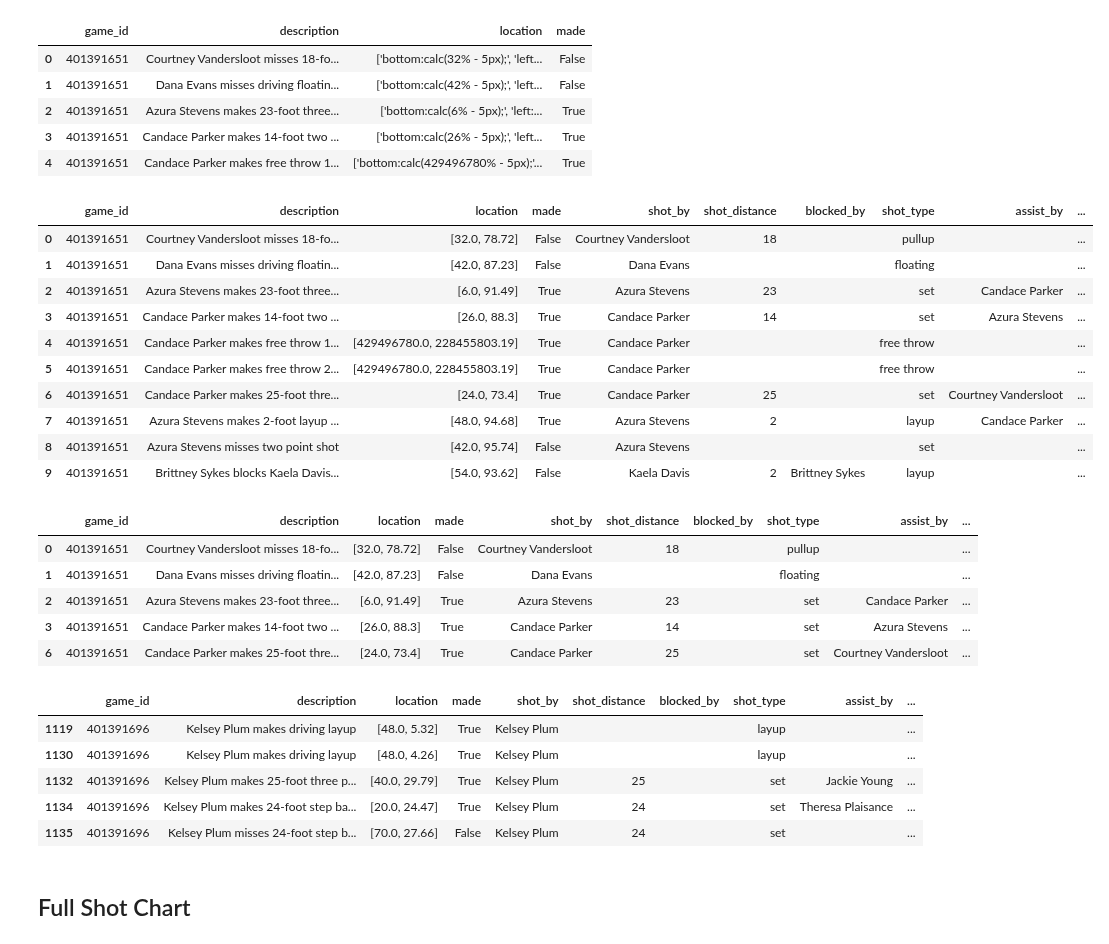
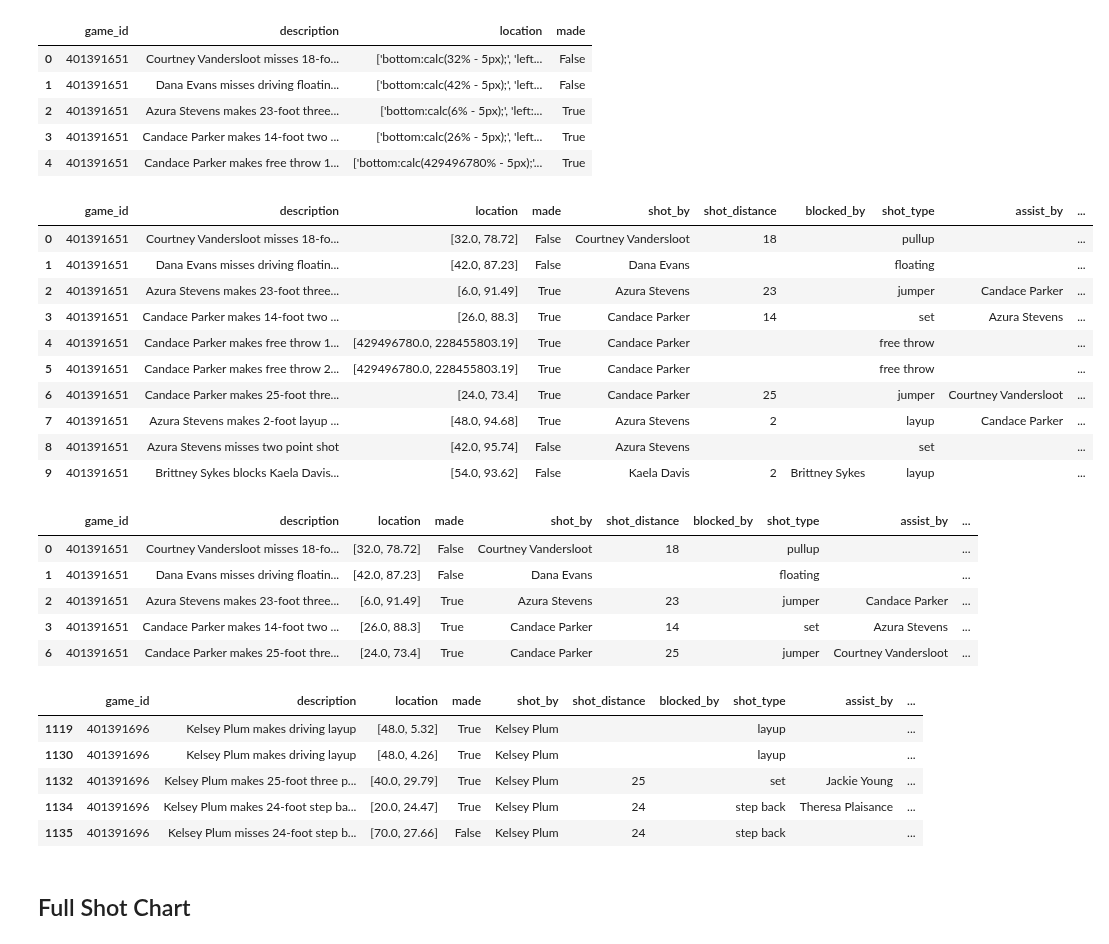
Before and after one commit to dpasse/monte, a Jupyter notebook: workspace/wncaa/shot_charts.ipynb, the cells around one changed output. Cells and saved outputs as stored; diff of their text form; code cells hidden in the pictures.

```diff
--- a/workspace/wncaa/shot_charts.ipynb
+++ b/workspace/wncaa/shot_charts.ipynb
@@ -37,18 +37,18 @@ df.head()
 | 4 | 401391651 | Candace Parker makes free throw 1... | ['bottom:calc(429496780% - 5px);'... | True |
 # %%
 def who_shot(row):
-    match = re.search(r'^([a-z]+[\s-]+)+(?=makes|misses)', row, flags=re.IGNORECASE)
+    match = re.search(r'^([a-z\']+[\s-]+)+(?=makes|misses)', row, flags=re.IGNORECASE)
     if match is not None:
         return match.group().strip()
 
-    match = re.search(r'blocks\s+([a-z]+[\s-]+)+?(?=\'s)', row, flags=re.IGNORECASE)
+    match = re.search(r'blocks\s+([a-z\']+[\s-]+)+?(?=\'s)', row, flags=re.IGNORECASE)
     if match is None:
         return ''
 
     return re.sub(r'^blocks\s+', '', match.group()).strip()
 
 def who_blocked(row):
-    match = re.search(r'^([a-z]+[\s-]+)+(?=blocks)', row, flags=re.IGNORECASE)
+    match = re.search(r'^([a-z\']+[\s-]+)+(?=blocks)', row, flags=re.IGNORECASE)
     if match is None:
         return ''
 
@@ -62,9 +62,12 @@ def distance(row):
     return match.group(1).strip()
 
 def shot(row):
-    match = re.search(r'(pullup|floating)\s+jump', row)
+    match = re.search(r'(pullup|floating|step\s+back)\s+jump', row)
     if match is None:
         match = re.search(r'(layup)', row)
+
+    if match is None:
+        match = re.search(r'(hook|jumper)', row)
 
     if match is None:
         match = re.search(r'(free\s+throw)', row)
@@ -75,7 +78,7 @@ def shot(row):
     return match.group(1).strip()
 
 def assist(row):
-    match = re.search(r'\(((?:[a-z]+[\s-])+)(?=assists)', row, flags=re.IGNORECASE)
+    match = re.search(r'\(((?:[a-z\']+[\s-])+)(?=assists)', row, flags=re.IGNORECASE)
     if match is None:
         return ''
 
@@ -98,27 +101,27 @@ df['is_3pt'] = df.apply(is_3pt, axis=1)
 # %%
 def parse(loc):
   locations = list(map(float, re.findall(r'calc\(([\d.]+)%', ' '.join(loc))))
   if len(locations) != 2:
     return [-1, -1]
 
-  return locations
+  return [ round(x, 2) for x in locations ]
 
 def is_valid(loc):
   return not any(list(map(lambda a: a > 100 or a < 0, loc)))
 
 df.location = df.location.map(eval).map(parse)
 df['is_valid'] = df.location.map(is_valid)
 
 df.head(n=10)
 # %% [output]
 |  | game_id | description | location | made | shot_by | shot_distance | blocked_by | shot_type | assist_by | ... |
 | 0 | 401391651 | Courtney Vandersloot misses 18-fo... | [32.0, 78.72] | False | Courtney Vandersloot | 18 |  | pullup |  | ... |
 | 1 | 401391651 | Dana Evans misses driving floatin... | [42.0, 87.23] | False | Dana Evans |  |  | floating |  | ... |
-| 2 | 401391651 | Azura Stevens makes 23-foot three... | [6.0, 91.49] | True | Azura Stevens | 23 |  | set | Candace Parker | ... |
+| 2 | 401391651 | Azura Stevens makes 23-foot three... | [6.0, 91.49] | True | Azura Stevens | 23 |  | jumper | Candace Parker | ... |
 | 3 | 401391651 | Candace Parker makes 14-foot two ... | [26.0, 88.3] | True | Candace Parker | 14 |  | set | Azura Stevens | ... |
 | 4 | 401391651 | Candace Parker makes free throw 1... | [429496780.0, 228455803.19] | True | Candace Parker |  |  | free throw |  | ... |
 | 5 | 401391651 | Candace Parker makes free throw 2... | [429496780.0, 228455803.19] | True | Candace Parker |  |  | free throw |  | ... |
-| 6 | 401391651 | Candace Parker makes 25-foot thre... | [24.0, 73.4] | True | Candace Parker | 25 |  | set | Courtney Vandersloot | ... |
+| 6 | 401391651 | Candace Parker makes 25-foot thre... | [24.0, 73.4] | True | Candace Parker | 25 |  | jumper | Courtney Vandersloot | ... |
 | 7 | 401391651 | Azura Stevens makes 2-foot layup ... | [48.0, 94.68] | True | Azura Stevens | 2 |  | layup | Candace Parker | ... |
 | 8 | 401391651 | Azura Stevens misses two point shot | [42.0, 95.74] | False | Azura Stevens |  |  | set |  | ... |
 | 9 | 401391651 | Brittney Sykes blocks Kaela Davis... | [54.0, 93.62] | False | Kaela Davis | 2 | Brittney Sykes | layup |  | ... |
@@ -151,9 +154,9 @@ df_valid.head(n=5)
 |  | game_id | description | location | made | shot_by | shot_distance | blocked_by | shot_type | assist_by | ... |
 | 0 | 401391651 | Courtney Vandersloot misses 18-fo... | [32.0, 78.72] | False | Courtney Vandersloot | 18 |  | pullup |  | ... |
 | 1 | 401391651 | Dana Evans misses driving floatin... | [42.0, 87.23] | False | Dana Evans |  |  | floating |  | ... |
-| 2 | 401391651 | Azura Stevens makes 23-foot three... | [6.0, 91.49] | True | Azura Stevens | 23 |  | set | Candace Parker | ... |
+| 2 | 401391651 | Azura Stevens makes 23-foot three... | [6.0, 91.49] | True | Azura Stevens | 23 |  | jumper | Candace Parker | ... |
 | 3 | 401391651 | Candace Parker makes 14-foot two ... | [26.0, 88.3] | True | Candace Parker | 14 |  | set | Azura Stevens | ... |
-| 6 | 401391651 | Candace Parker makes 25-foot thre... | [24.0, 73.4] | True | Candace Parker | 25 |  | set | Courtney Vandersloot | ... |
+| 6 | 401391651 | Candace Parker makes 25-foot thre... | [24.0, 73.4] | True | Candace Parker | 25 |  | jumper | Courtney Vandersloot | ... |
 # %%
 player = 'Kelsey Plum' ## 'Sylvia Fowles'
 df_player = df_valid[df_valid.shot_by == player]
@@ -164,8 +167,8 @@ df_player.head()
 | 1119 | 401391696 | Kelsey Plum makes driving layup | [48.0, 5.32] | True | Kelsey Plum |  |  | layup |  | ... |
 | 1130 | 401391696 | Kelsey Plum makes driving layup | [48.0, 4.26] | True | Kelsey Plum |  |  | layup |  | ... |
 | 1132 | 401391696 | Kelsey Plum makes 25-foot three p... | [40.0, 29.79] | True | Kelsey Plum | 25 |  | set | Jackie Young | ... |
-| 1134 | 401391696 | Kelsey Plum makes 24-foot step ba... | [20.0, 24.47] | True | Kelsey Plum | 24 |  | set | Theresa Plaisance | ... |
-| 1135 | 401391696 | Kelsey Plum misses 24-foot step b... | [70.0, 27.66] | False | Kelsey Plum | 24 |  | set |  | ... |
+| 1134 | 401391696 | Kelsey Plum makes 24-foot step ba... | [20.0, 24.47] | True | Kelsey Plum | 24 |  | step back | Theresa Plaisance | ... |
+| 1135 | 401391696 | Kelsey Plum misses 24-foot step b... | [70.0, 27.66] | False | Kelsey Plum | 24 |  | step back |  | ... |
 # %% [markdown]
 ## Full Shot Chart
 # %%
```
Also changed, not shown: parts of 3 cells of this notebook.
